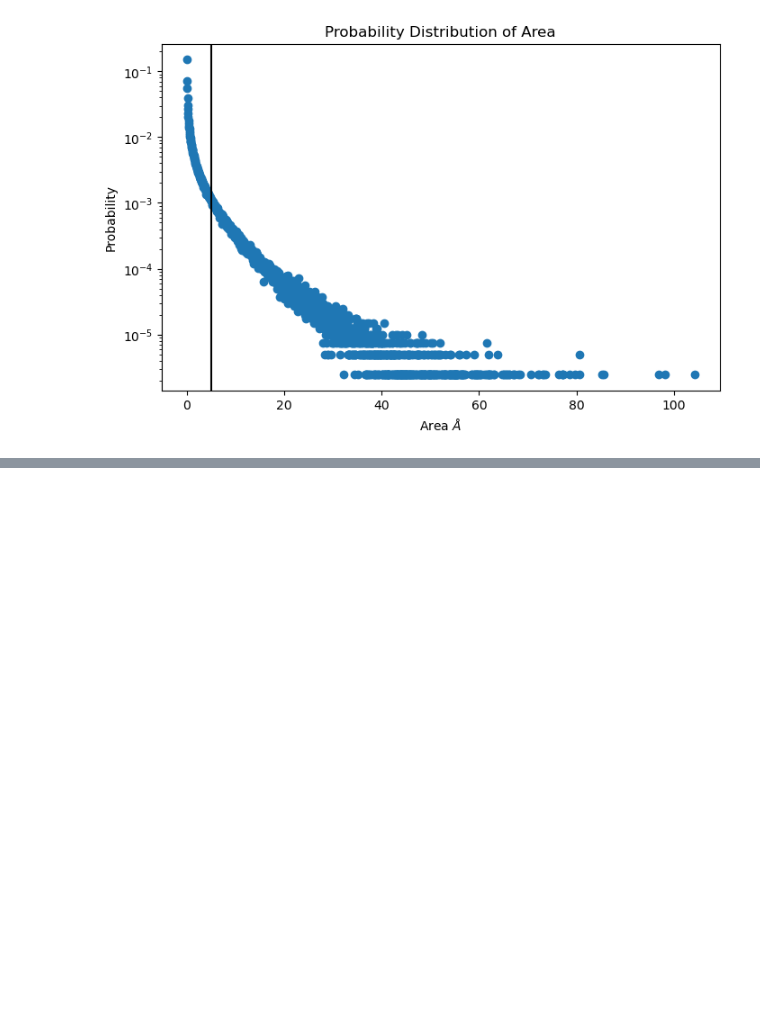
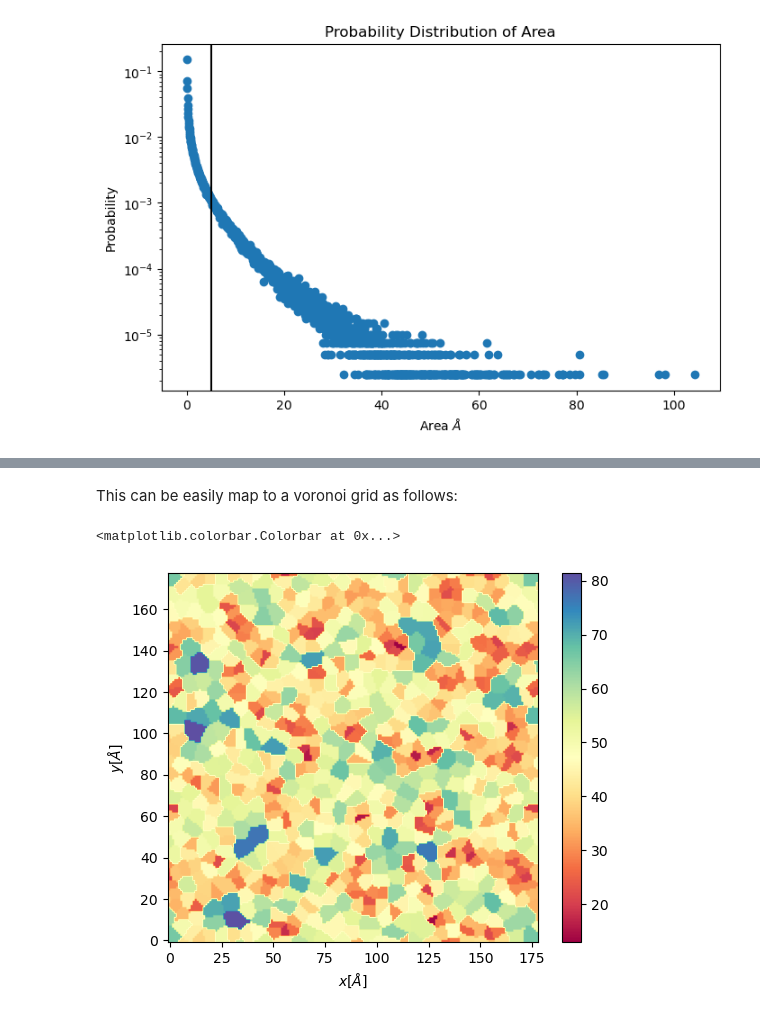
Before and after one commit to pyF4all/2DanalysisTutorials, a Jupyter notebook: Memb2D/User_guide.ipynb, the cells around one changed output, grey strips where cells are left out. Cells and saved outputs as stored; diff of their text form; code cells hidden in the pictures; blank space fills up the shorter version.

```diff
--- a/Memb2D/User_guide.ipynb
+++ b/Memb2D/User_guide.ipynb
@@ -621,0 +632,6 @@ plt.show()
+# %%
+# Run APL for a single frame
+voronoi_dict = membrane.voronoi_apl(layer = "top")
+
+# Information is stored in the dictionary with the key "apl"
+print(voronoi_dict["apl"])
@@ -621,0 +644,16 @@ plt.show()
+# %% [markdown]
+This can be easily map to a voronoi grid as follows:
+# %%
+xmin = membrane.v_min
+xmax = membrane.v_max
+ymin = membrane.v_min
+ymax = membrane.v_max
+apl, edges = membrane.map_voronoi(voronoi_dict["points"], voronoi_dict["areas"], 180, [xmin, xmax, ymin, ymax])
+
+plt.imshow(apl, extent = edges, cmap = "Spectral")
+plt.xlabel("$x [\AA]$")
+plt.ylabel("$y [\AA]$")
+plt.colorbar()
+# %% [output]
+<matplotlib.colorbar.Colorbar at 0x...>
+[figure, added]
```
Also changed, not shown: parts of 5 cells of this notebook.
